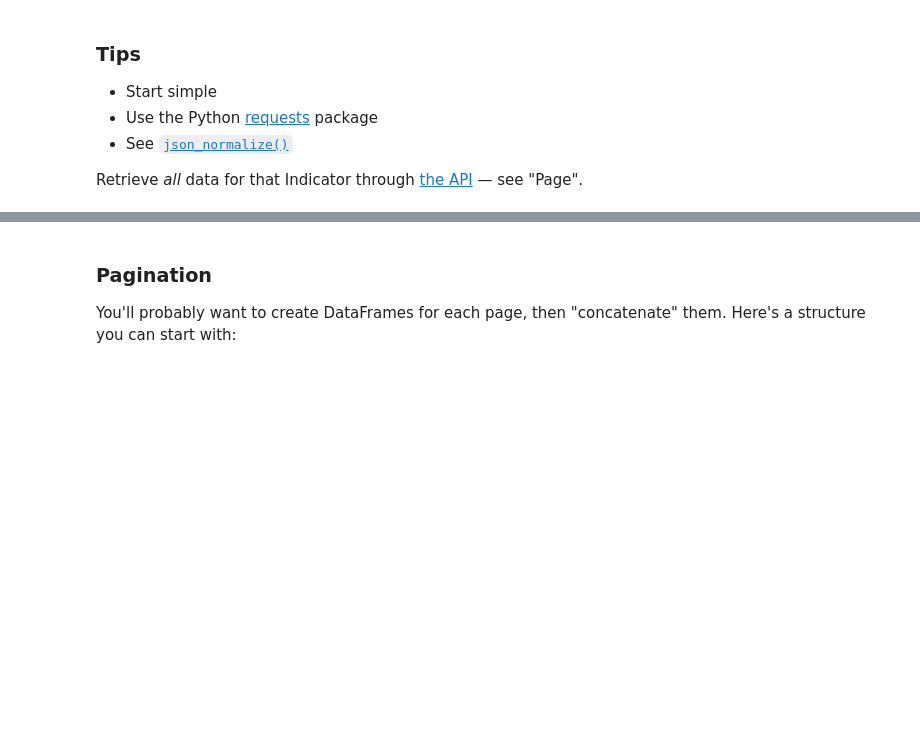
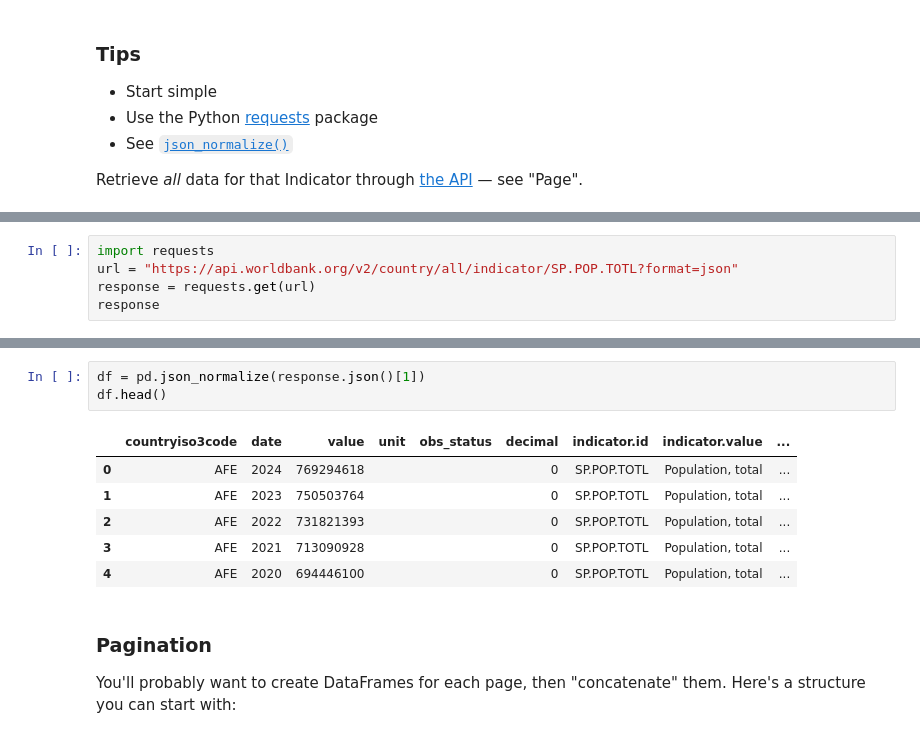
Before and after one commit to Tvashta/tvashhhh, a Jupyter notebook: lab_12.ipynb, the cells around one changed output, grey strips where cells are left out. Cells and saved outputs as stored; diff of their text form; blank space fills up the shorter version.

```diff
--- a/lab_12.ipynb
+++ b/lab_12.ipynb
@@ -39,0 +206,5 @@ Retrieve _all_ data for that Indicator through [the API](https://datahelpdesk.wo
+# %%
+import requests
+url = "https://api.worldbank.org/v2/country/all/indicator/SP.POP.TOTL?format=json"
+response = requests.get(url)
+response
@@ -40,3 +233,13 @@ Retrieve _all_ data for that Indicator through [the API](https://datahelpdesk.wo
+# %%
+df = pd.json_normalize(response.json()[1])
+df.head()
+# %% [output]
+|  | countryiso3code | date | value | unit | obs_status | decimal | indicator.id | indicator.value | ... |
+| 0 | AFE | 2024 | 769294618 |  |  | 0 | SP.POP.TOTL | Population, total | ... |
+| 1 | AFE | 2023 | 750503764 |  |  | 0 | SP.POP.TOTL | Population, total | ... |
+| 2 | AFE | 2022 | 731821393 |  |  | 0 | SP.POP.TOTL | Population, total | ... |
+| 3 | AFE | 2021 | 713090928 |  |  | 0 | SP.POP.TOTL | Population, total | ... |
+| 4 | AFE | 2020 | 694446100 |  |  | 0 | SP.POP.TOTL | Population, total | ... |
 # %% [markdown]
 ### Pagination
 
```
Also changed, not shown: parts of 26 cells of this notebook.
